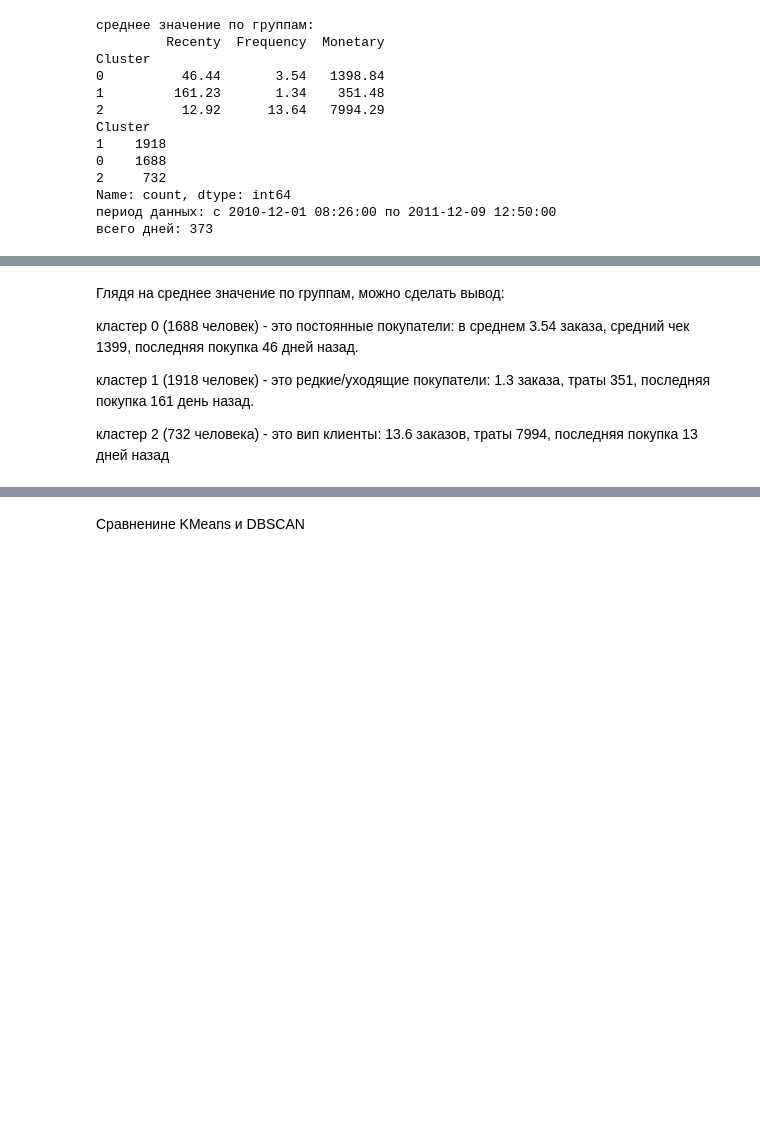
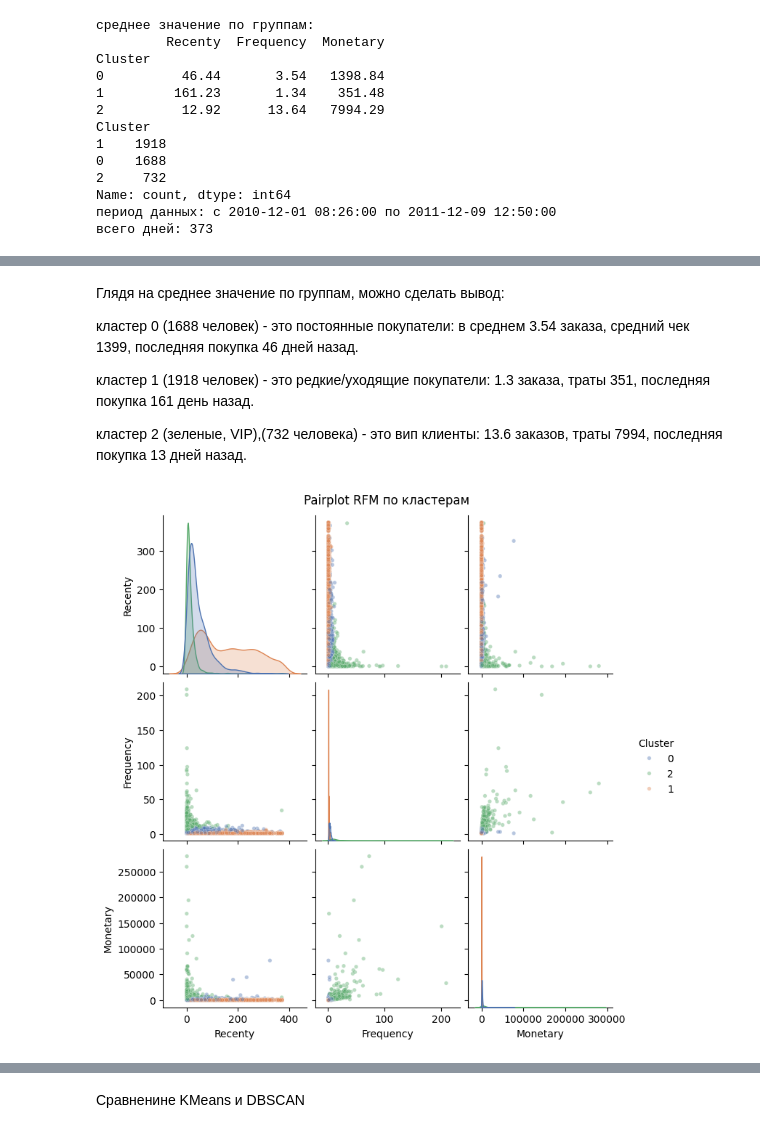
Before and after one commit to sgreysea/segmentation_customer, a Jupyter notebook: notebook/segmentationcustomer.ipynb, the cells around one changed output, grey strips where cells are left out. Drawn from its saved outputs; the diff is of its cells as text; code cells hidden in the pictures; blank space fills up the shorter version.

```diff
--- a/notebook/segmentationcustomer.ipynb
+++ b/notebook/segmentationcustomer.ipynb
@@ -308,4 +315,23 @@ plt.show()
 
 кластер 1 (1918 человек) - это редкие/уходящие покупатели: 1.3 заказа, траты 351, последняя покупка 161 день назад.
 
-кластер 2 (732 человека) - это вип клиенты: 13.6 заказов, траты 7994, последняя покупка 13 дней назад
+кластер 2 (зеленые, VIP),(732 человека) - это вип клиенты: 13.6 заказов, траты 7994, последняя покупка 13 дней назад.
+# %%
+import seaborn as sns
+
+rfm_plot = rfm[['Recenty', 'Frequency', 'Monetary', 'Cluster']].copy()
+rfm_plot['Cluster'] = rfm_plot['Cluster'].astype(str)
+
+sns.pairplot(
+    rfm_plot,
+    hue='Cluster',
+    palette={'0': '#4C72B0', '1': '#DD8452', '2': '#55A868'},  # синий / оранжевый / зелёный — максимально разные
+    diag_kind='kde',
+    plot_kws={'alpha': 0.4, 's': 15},
+    height=2.5
+)
+
+plt.suptitle('Pairplot RFM по кластерам', y=1.02)
+plt.show()
+# %% [output]
+[figure, added]
```
Also changed, not shown: parts of 6 cells of this notebook.
